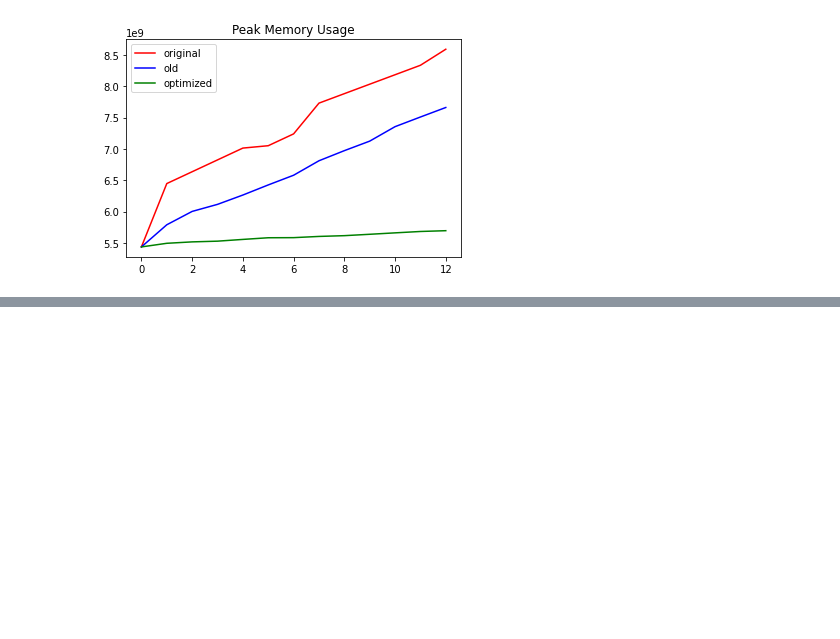
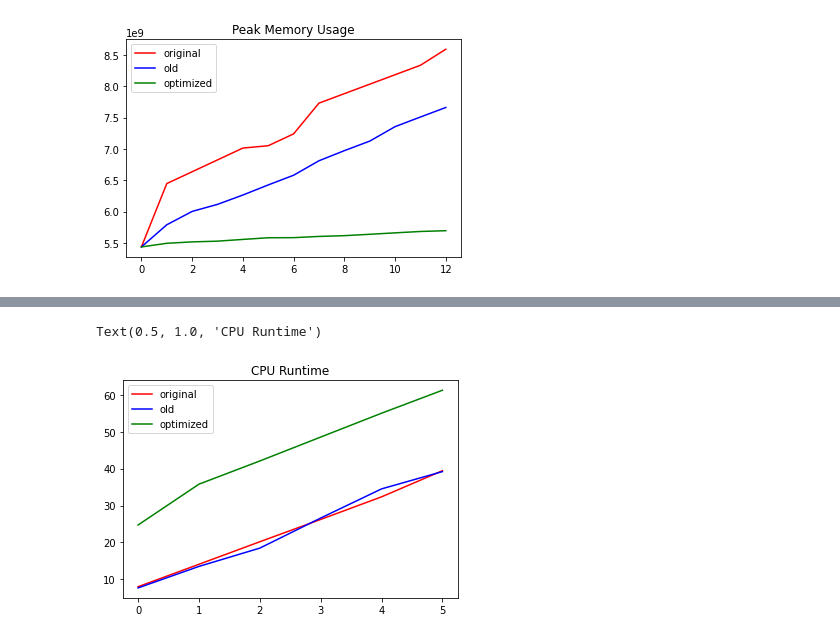
Before and after one commit to tonycccccc/tony.github.io, a Jupyter notebook: DataVisualization.ipynb, the cells around one changed output, grey strips where cells are left out. Cells and saved outputs as stored; diff of their text form; code cells hidden in the pictures; blank space fills up the shorter version.

```diff
--- a/DataVisualization.ipynb
+++ b/DataVisualization.ipynb
@@ -156,0 +219,29 @@ Text(0.5, 1.0, 'Current Memory Usage')
+# %%
+#Test with 6 4k matrix shapes as 6 * 1 * 4k * 16 * 64
+originalcpu = [7.990562677383423,
+ 14.070178508758545,
+ 20.175512313842773,
+ 26.22908878326416,
+ 32.350075244903564,
+ 39.42949080467224]
+optimizedcpu = [24.71328568458557,
+ 35.782469749450684,
+ 42.072388887405396,
+ 48.551897048950195,
+ 55.01856970787048,
+ 61.247562885284424]
+oldcpu = [7.6660778522491455,
+ 13.492813348770142,
+ 18.452210903167725,
+ 26.603389978408813,
+ 34.5073299407959,
+ 39.195536375045776]
+iteration = np.arange(6)
+plt.plot(iteration,originalcpu,'r',label="original")
+plt.plot(iteration,oldcpu,'b',label='old')
+plt.plot(iteration,optimizedcpu,'g',label='optimized')
+plt.legend()
+plt.title("CPU Runtime")
+# %% [output]
+Text(0.5, 1.0, 'CPU Runtime')
+[figure, added]
```
Also changed, not shown: parts of 10 cells of this notebook, 6 other files.
